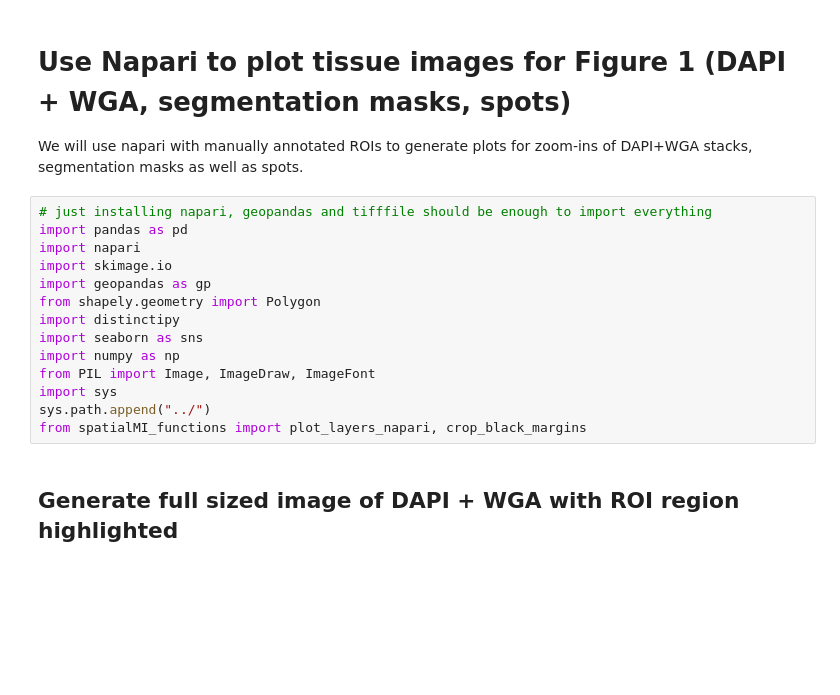
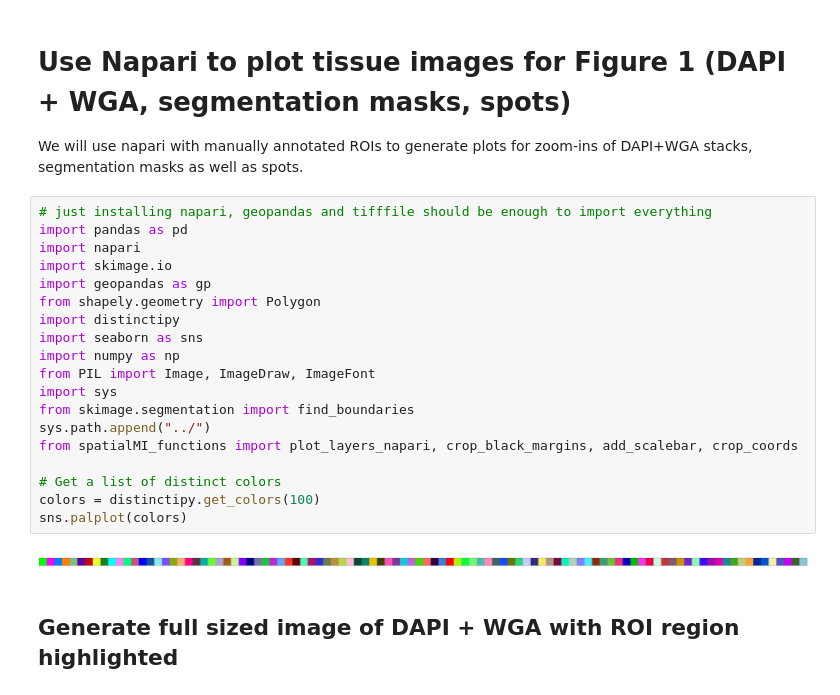
Before and after one commit to SchapiroLabor/mi_spatialomics, a Jupyter notebook: analysis/molecular_cartography_python/generate_plots.Figure1.ipynb, the cells around one changed output. Saved outputs shown, nothing was run; the diff lists cells and outputs as text; blank space fills up the shorter version.

```diff
--- a/analysis/molecular_cartography_python/generate_plots.Figure1.ipynb
+++ b/analysis/molecular_cartography_python/generate_plots.Figure1.ipynb
@@ -5,17 +5,24 @@ We will use napari with manually annotated ROIs to generate plots for zoom-ins o
 # %%
 # just installing napari, geopandas and tifffile should be enough to import everything
 import pandas as pd
 import napari
 import skimage.io
 import geopandas as gp
 from shapely.geometry import Polygon
 import distinctipy
 import seaborn as sns
 import numpy as np
 from PIL import Image, ImageDraw, ImageFont
 import sys
+from skimage.segmentation import find_boundaries
 sys.path.append("../")
-from spatialMI_functions import plot_layers_napari, crop_black_margins
+from spatialMI_functions import plot_layers_napari, crop_black_margins, add_scalebar, crop_coords
+
+# Get a list of distinct colors
+colors = distinctipy.get_colors(100)
+sns.palplot(colors)
+# %% [output]
+[figure, added]
 # %% [markdown]
 ## Generate full sized image of DAPI + WGA with ROI region highlighted
 # %%
```
Also changed, not shown: parts of 16 cells of this notebook, 9 other files.
